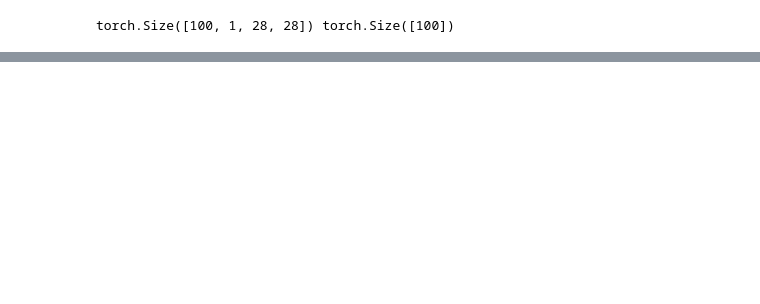
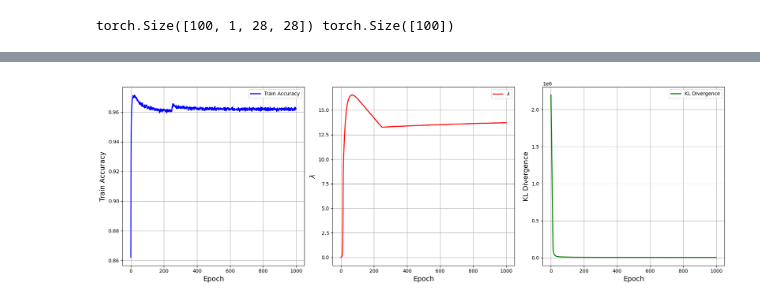
Before and after one commit to Antoinelunven/Bayesian_ML, a Jupyter notebook: Projet_PAC_Bayes.ipynb, the cells around one changed output, grey strips where cells are left out. Cells and saved outputs as stored; diff of their text form; code cells hidden in the pictures; blank space fills up the shorter version.

```diff
--- a/Projet_PAC_Bayes.ipynb
+++ b/Projet_PAC_Bayes.ipynb
@@ -151,12 +164,6 @@ def label_modif(label):
     # print("label check after", label)
 
     return label
-
-# Logistic (surrogate) loss: defined as (1/log2)*log(1+exp(-y * output))
-def logistic_loss(outputs, targets):
-    # targets assumed to be in {-1, +1}
-    return torch.mean((1.0 / np.log(2)) * F.softplus(-targets * outputs))
-
 
 def logistic_loss(labels, outputs):
     loss = (1/(np.log(2)))*torch.log(1+torch.exp(-labels*outputs))
@@ -381,0 +445,14 @@ def pac_bayes_opt(w, w0, target,log_prior_std, effective_m, log_prior_std_precis
+# %%
+model = MLP(nb_nodes=600, nb_hidden_layers=1)
+state_dict = torch.load("model_init.pt")
+model.load_state_dict(state_dict)
+model.cuda()
+
+prior_mu = torch.cat([p.detach().flatten() for p in model.layers.parameters()])
+pac_bound = PACBound(prior_mu, lambda_init=1e-3, likelihood_fn=logistic_loss, num_data=len(train_dataset))
+
+stoch_model = StochaNN(nb_nodes=600, nb_hidden_layers=1, isp_sigma=-2)
+for stoch_layer, layer in zip(stoch_model.layers, model.layers):
+    if isinstance(stoch_layer, StochLinear):
+        stoch_layer.copy_weights(layer)
+stoch_model.cuda()
@@ -381,0 +468,68 @@ def pac_bayes_opt(w, w0, target,log_prior_std, effective_m, log_prior_std_precis
+# %%
+import time as ts
+
+# Number of epochs to match the paper (200,000 iterations)
+
+epochs = 1000
+initial_lr = 0.001  # First 150,000 iterations
+lr_drop_epoch = 250  # Drop learning rate at 150,000 iterations
+lr_factor = 0.1  # Reduce learning rate by lr_factor
+
+# Initialize RMSprop optimizer (with alpha=0.9 as in the paper)
+optimizer_sto = torch.optim.RMSprop([
+    {'params': stoch_model.parameters(), 'lr': initial_lr, 'alpha': 0.9},
+    {'params': pac_bound.log_lambda_, 'lr': initial_lr}
+])
+
+lambdas, train_accs, b_re_values, kl_values, bounds = [], [], [], [], []
+
+for epoch in range(epochs):
+    _ts = ts.perf_counter()
+
+    # Drop learning rate after 250 epochs
+    if epoch == lr_drop_epoch:
+        for param_group in optimizer_sto.param_groups:
+            param_group['lr'] *= lr_factor
+
+    # Run one training epoch
+    train_res = train_epoch(train_loader, stoch_model, pac_bound.train_bound, optimizer_sto)
+    train_accs.append(train_res['stats']['accuracy'])
+
+    # Compute PAC-Bayes metrics
+    lambdas.append(torch.exp(pac_bound.log_lambda_).item())
+    b_re_values.append(pac_bound.B_RE(stoch_model).item())
+
+    stoch_model.eval()
+    kl = pac_bound.kl(stoch_model).item()
+    kl_values.append(kl)
+    bounds.append(get_approx_bound(b_re_values[-1], train_accs[-1]))
+
+    print(f"Epoch {epoch + 1} / {epochs}: Train Acc = {train_accs[-1] :.4f}, λ = {lambdas[-1] :.4f}, "
+          f"Bound:{bounds[-1] :.4f}, B_RE = {b_re_values[-1] :.4f}, KL = {kl_values[-1] :.4f}, Time: {ts.perf_counter() - _ts :.2f}s")
+
+
+# Plots
+f, arr = plt.subplots(1, 3, figsize=(18, 6))
+
+arr[0].plot(train_accs, lw=2, label="Train Accuracy", color="blue")
+arr[0].set_ylabel("Train Accuracy", fontsize=14)
+arr[0].set_xlabel("Epoch", fontsize=14)
+arr[0].legend()
+arr[0].grid()
+
+arr[1].plot(lambdas, lw=2, label=r"$\lambda$", color="red")
+arr[1].set_ylabel(r"$\lambda$", fontsize=14)
+arr[1].set_xlabel("Epoch", fontsize=14)
+arr[1].legend()
+arr[1].grid()
+
+# Plot KL Divergence
+arr[2].plot(kl_values, lw=2, label="KL Divergence", color="green")
+arr[2].set_ylabel("KL Divergence", fontsize=14)
+arr[2].set_xlabel("Epoch", fontsize=14)
+arr[2].legend()
+arr[2].grid()
+
+plt.tight_layout()
+plt.show()
+# %% [output]
@@ -381,0 +553 @@ def pac_bayes_opt(w, w0, target,log_prior_std, effective_m, log_prior_std_precis
+[figure, added]
```
Also changed, not shown: parts of 17 cells of this notebook, 1 other file.
